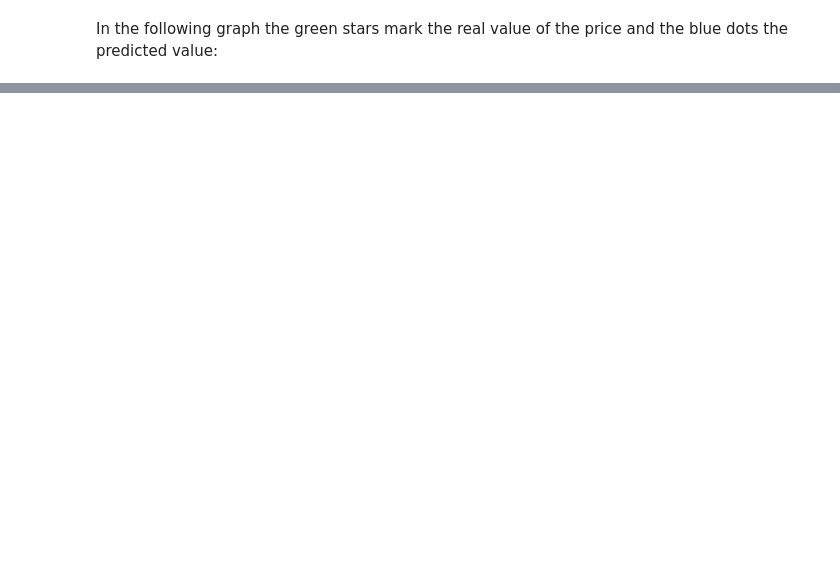
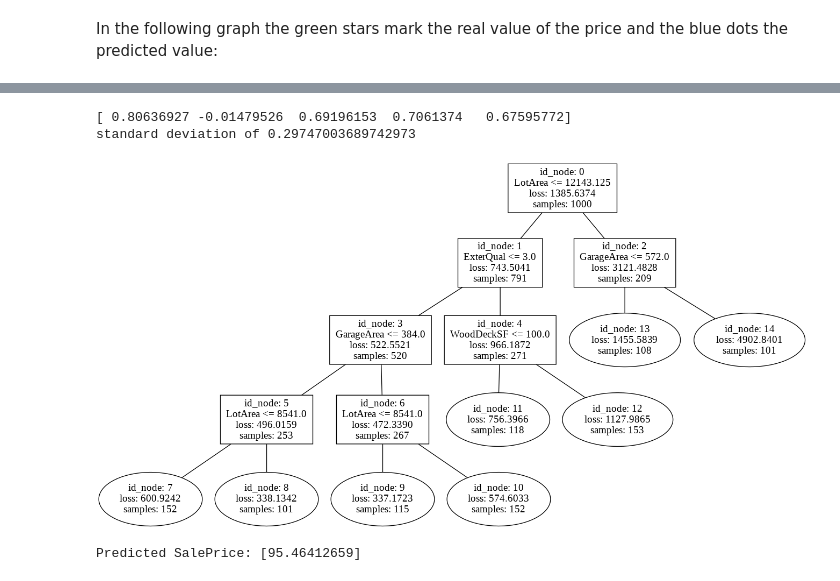
Before and after one commit to OmriMan/Souped-up-Regression-Trees, a Jupyter notebook: Souped_upRegressionTrees.ipynb, the cells around one changed output, grey strips where cells are left out. Drawn from its saved outputs; the diff is of its cells as text; code cells hidden in the pictures; blank space fills up the shorter version.

```diff
--- a/Souped_upRegressionTrees.ipynb
+++ b/Souped_upRegressionTrees.ipynb
@@ -246,0 +282,4 @@ plt.show()
+# %%
+df = pd.read_csv('/content/sample_data/house_prices_train.csv')
+df_regressor = df.loc[df.index.isin([i for i in range(1000)])]
+df_regressor = preprocess(df_regressor)
@@ -246,0 +304,29 @@ plt.show()
+# %%
+regressor = LinearTreeRegressor(base_estimator=LinearRegression())
+regressor.fit(
+    X=df_regressor.drop(columns=['SalePrice']),
+    y=df_regressor['SalePrice']
+)
+
+
+score = cross_val_score(regressor, df_regressor.drop(columns=['SalePrice']), df_regressor['SalePrice'], cv=5)
+print(score)
+print(f"standard deviation of {score.std()}")
+# %% [output]
+[ 0.80636927 -0.01479526  0.69196153  0.7061374   0.67595772]
+standard deviation of 0.29747003689742973
+# %%
+# print(df_regressor)
+regressor.plot_model(feature_names=['LotFrontage','LotArea','OverallQual','OverallCond','ExterQual','ExterCond','Heating','GarageArea','WoodDeckSF','Pool','NewCostruction'])
+# %% [output]
+[figure, added]
+# %%
+#Sanity check
+inputs = pd.DataFrame([{"LotFrontage": 64,"LotArea": 10206,"OverallQual":3,"OverallCond":3,"ExterQual":3,"ExterCond":3,"Heating":4,"GarageArea":632 ,"WoodDeckSF":105,"Pool": 0,"NewConstruction": 0}])
+prediction = regressor.predict(inputs)
+print(f"Predicted SalePrice: {prediction}")
+
+#sample number 1001
+# 82000
+# %% [output]
+Predicted SalePrice: [95.46412659]
```
Also changed, not shown: parts of 16 cells of this notebook.
